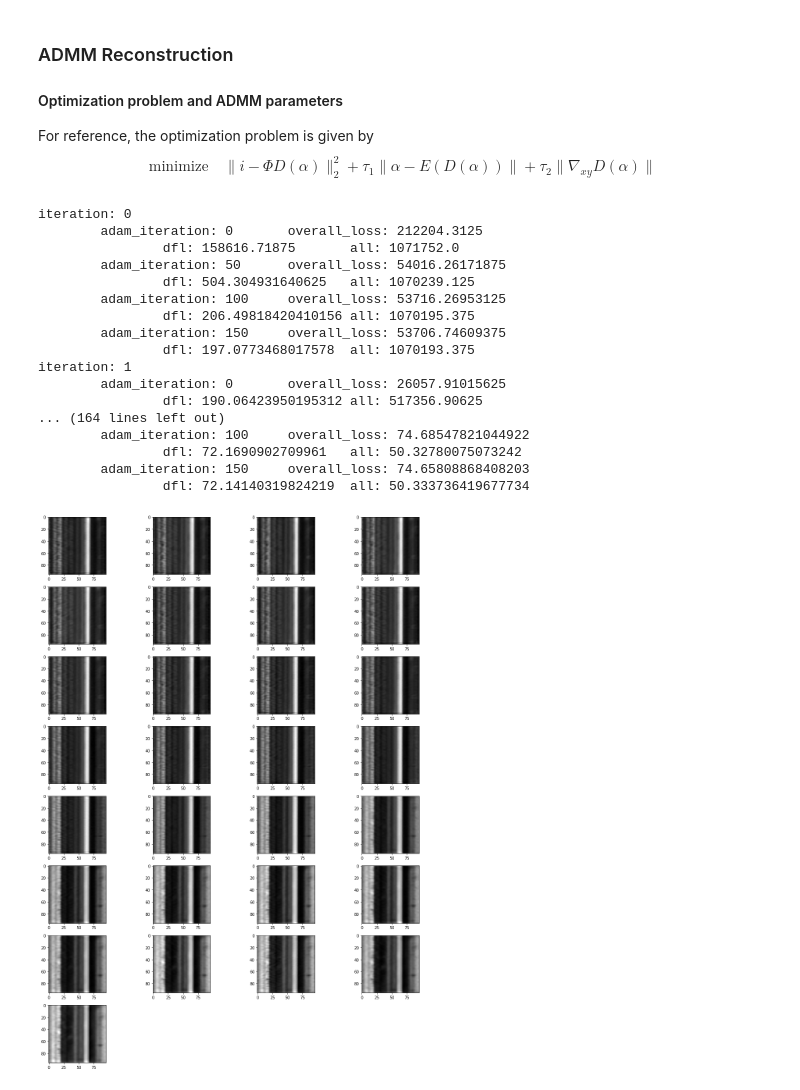
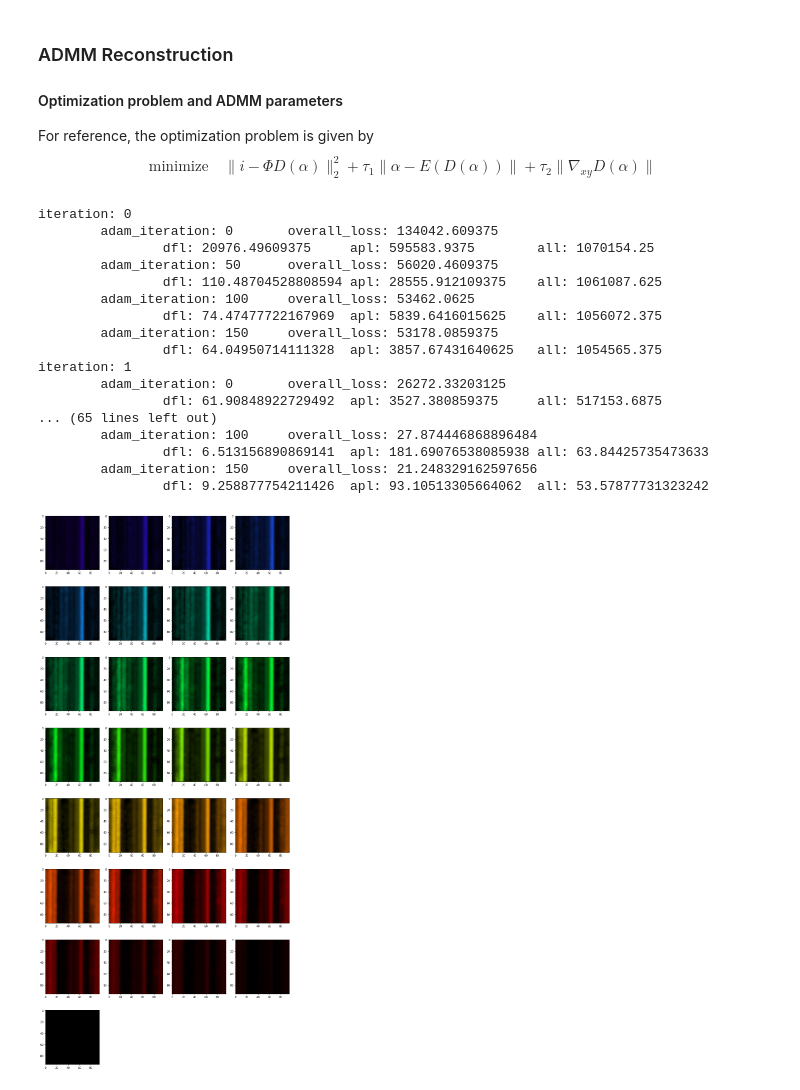
Before and after one commit to nishi951/hyperspectral-cs, a Jupyter notebook: ADMM.ipynb, the cells around one changed output. Saved outputs shown, nothing was run; the diff lists cells and outputs as text; code cells hidden in the pictures.

```diff
--- a/ADMM.ipynb
+++ b/ADMM.ipynb
@@ -254,19 +254,20 @@ loading scene17_reflectance.exr
 loading scene26_reflectance.exr
         Size: 529464832 bytes.
 # %%
-from colorsys import rgb_to_hsv, hsv_to_rgb
+#%%writefile visualize_hyperspectral.py
+from matplotlib.colors import LinearSegmentedColormap
 # Visualize hyperspectral images
 def plot_all_channels(data, channels_to_wavelengths):
     """Plot the channels in the data, color coded by wavelength.
     channels_to_wavelengths[i] gives the wavelength in nm of the ith channel."""
-    plt.figure(figsize=(15, 20))
+    plt.figure(figsize=(13, 29))
     inchannels = data.shape[1]
     for channel in range(inchannels):
         wavelength = channels_to_wavelengths[channel]
         r, g, b = spectral_color(wavelength)
 
-        low = hsv_to_rgb(h, s, 0)
-        high = hsv_to_rgb(h, s, 1)
+#         low = hsv_to_rgb(h, s, 0)
+#         high = hsv_to_rgb(h, s, 1)
         cdict = {"red": ((0.0, 0.0, 0.0),
                          (1.0, r, r)),
                  "green": ((0.0, 0.0, 0.0),
@@ -300,6 +301,8 @@ def spectral_color(l): # RGB <0,1> <- lambda l <400,700> [nm]
     elif l>=650.0 and l<700.0:
         t = (l-650.0)/(700.0-650.0)
         r = 0.65-(0.84*t)+(0.20*t*t)
+    else:
+        r = 0.0
     # G
     if l>=415.0 and l<475.0:
         t = (l-415.0)/(475.0-415.0)
@@ -310,13 +313,17 @@ def spectral_color(l): # RGB <0,1> <- lambda l <400,700> [nm]
     elif l>=585.0 and l<639.0:
         t = (l-585.0)/(639.0-585.0)
         g = 0.84-(0.84*t)
+    else:
+        g = 0.0
     # B
     if l>=400.0 and l<475.0:
         t = (l-400.0)/(475.0-400.0)
         b = (2.20*t)-(1.50*t*t)
     elif l>=475.0 and l<560.0:
-        t = (l-475.0)/(560.0-475.0)
+        t = (l -475.0)/(560.0-475.0)
         b = 0.7 - t+(0.30*t*t)
+    else:
+        b = 0.0
     return r, g, b
 # %%
 # Load image to reconstruct
@@ -355,7 +362,7 @@ import torch.nn.functional as F
 tau1 = 0.1
 tau2 = 1e-3
 rho = 1e-1
-num_ADMM_steps = 20
+num_ADMM_steps = 9
 eps = 1e-4 # Stopping criterion
 
 # Adam hyperparameters
@@ -400,24 +407,22 @@ def proximal_alpha(target, alpha, z, u, Encoder, Decoder, image_formation, maskb
 #         data_fidelity_loss.cuda()
 #         autoencoder_prior_loss.cuda()
     optimizer = optim.Adam([alpha], lr=lr)
-    scheduler = optim.lr_scheduler.MultiStepLR(optimizer, milestones=[100], gamma=0.1)
+    scheduler = optim.lr_scheduler.MultiStepLR(optimizer, milestones=[300], gamma=0.1)
 
 #     print(alpha.is_cuda)
     for it in range(num_adam_iters):
         scheduler.optimizer.zero_grad()
         data_fidelity = mse_loss(target, image_formation(Decoder(alpha), maskblock))
-#         autoencoder_prior = mse_loss(alpha, Encoder(Decoder(alpha)))
-#         print(Delxy(Decoder(alpha)).shape)
-#         print(z.shape)
+        autoencoder_prior = mse_loss(alpha, Encoder(Decoder(alpha)))
         augmented_lagrangian = mse_loss(Delxy(Decoder(alpha)) + u, z)
-        overall_loss = data_fidelity + rho/2*augmented_lagrangian#  + tau1*autoencoder_prior
+        overall_loss = data_fidelity + rho/2*augmented_lagrangian  + tau1*autoencoder_prior
         overall_loss.backward(retain_graph=True)
         if not (it % 50):
 #             print("\tadam_iteration: {}\tap_loss: {}".format(it, autoencoder_prior.data[0]))
             print("\tadam_iteration: {}\toverall_loss: {}".format(it, overall_loss.data[0]))
-            print("\t\tdfl: {}\tall: {}".format(data_fidelity.data[0], augmented_lagrangian.data[0]))
-#             print("\t\tdfl: {}\tapl: {}\tall: {}".format(data_fidelity.data[0], autoencoder_prior.data[0],
-#                                                          augmented_lagrangian.data[0]))
+#             print("\t\tdfl: {}\tall: {}".format(data_fidelity.data[0], augmented_lagrangian.data[0]))
+            print("\t\tdfl: {}\tapl: {}\tall: {}".format(data_fidelity.data[0], autoencoder_prior.data[0],
+                                                         augmented_lagrangian.data[0]))
 #             print(torch.norm(alpha.grad).data[0])
         scheduler.optimizer.step()
         scheduler.step()
@@ -460,8 +465,8 @@ for admm_i in range(num_ADMM_steps):
     newu = u + Dxy_alpha - newz
     # Calculate loss
     loss = mse_loss(target, image_formation(Decoder(newalpha), maskblock)) + \
-               tau2 * torch.sum(torch.abs(Delxy(Decoder(newalpha))))
-#            tau1 * mse_loss(alpha, Encoder(Decoder(newalpha))) + \
+               tau2 * torch.sum(torch.abs(Delxy(Decoder(newalpha)))) + \
+               tau1 * mse_loss(alpha, Encoder(Decoder(newalpha)))
 #     print("loss: {}".format(loss.data[0]))
     # Stop if parameters aren't changing:
     if (torch.sum(torch.abs(alpha - newalpha)) +
@@ -474,27 +479,27 @@ for admm_i in range(num_ADMM_steps):
         u = newu
 # %% [output]
 iteration: 0
-        adam_iteration: 0       overall_loss: 212204.3125
-                dfl: 158616.71875       all: 1071752.0
-        adam_iteration: 50      overall_loss: 54016.26171875
-                dfl: 504.304931640625   all: 1070239.125
-        adam_iteration: 100     overall_loss: 53716.26953125
-                dfl: 206.49818420410156 all: 1070195.375
-        adam_iteration: 150     overall_loss: 53706.74609375
-                dfl: 197.0773468017578  all: 1070193.375
+        adam_iteration: 0       overall_loss: 134042.609375
+                dfl: 20976.49609375     apl: 595583.9375        all: 1070154.25
+        adam_iteration: 50      overall_loss: 56020.4609375
+                dfl: 110.48704528808594 apl: 28555.912109375    all: 1061087.625
+        adam_iteration: 100     overall_loss: 53462.0625
+                dfl: 74.47477722167969  apl: 5839.6416015625    all: 1056072.375
+        adam_iteration: 150     overall_loss: 53178.0859375
+                dfl: 64.04950714111328  apl: 3857.67431640625   all: 1054565.375
 iteration: 1
-        adam_iteration: 0       overall_loss: 26057.91015625
-                dfl: 190.06423950195312 all: 517356.90625
-... (164 lines left out)
-        adam_iteration: 100     overall_loss: 74.68547821044922
-                dfl: 72.1690902709961   all: 50.32780075073242
-        adam_iteration: 150     overall_loss: 74.65808868408203
-                dfl: 72.14140319824219  all: 50.333736419677734
+        adam_iteration: 0       overall_loss: 26272.33203125
+                dfl: 61.90848922729492  apl: 3527.380859375     all: 517153.6875
+... (65 lines left out)
+        adam_iteration: 100     overall_loss: 27.874446868896484
+                dfl: 6.513156890869141  apl: 181.69076538085938 all: 63.84425735473633
+        adam_iteration: 150     overall_loss: 21.248329162597656
+                dfl: 9.258877754211426  apl: 93.10513305664062  all: 53.57877731323242
 # %%
 # Plot Decoded image
 recon = Decoder(alpha).data
-plot_all_channels(recon)
+plot_all_channels(recon, range(420, 701, 10))
 # %% [output]
-[figure, old version]
+[figure, new version]
 # %%
 # print(true_img[0,0,:,:].data)
```
Also changed, not shown: parts of 6 cells of this notebook, 3 other files.
